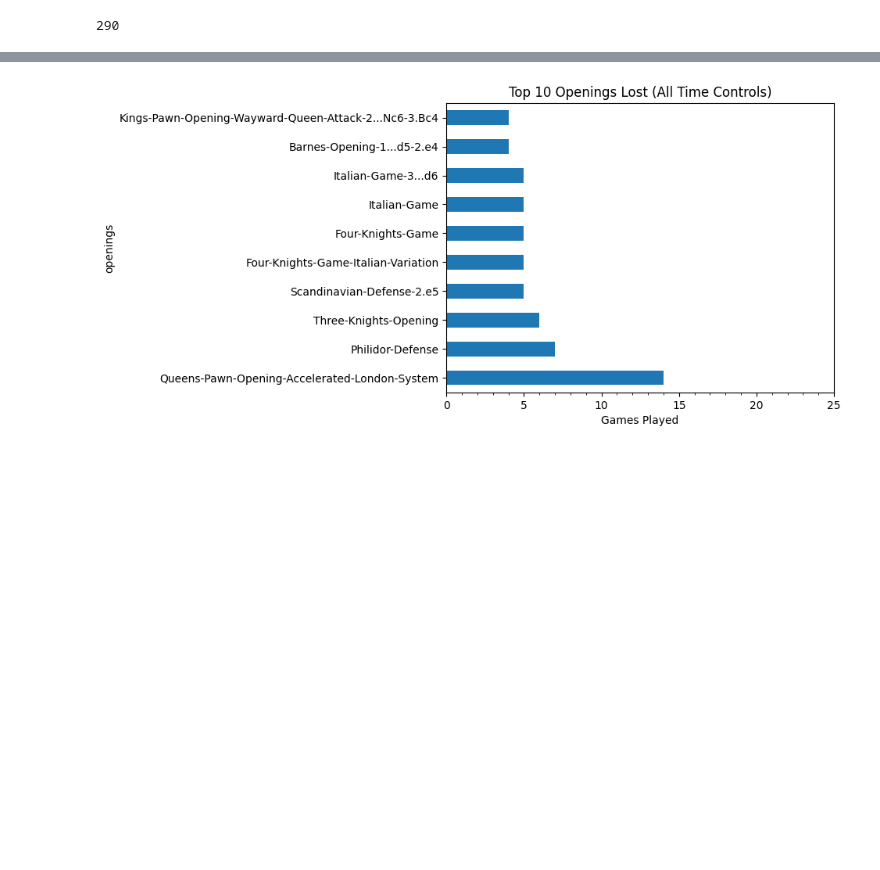
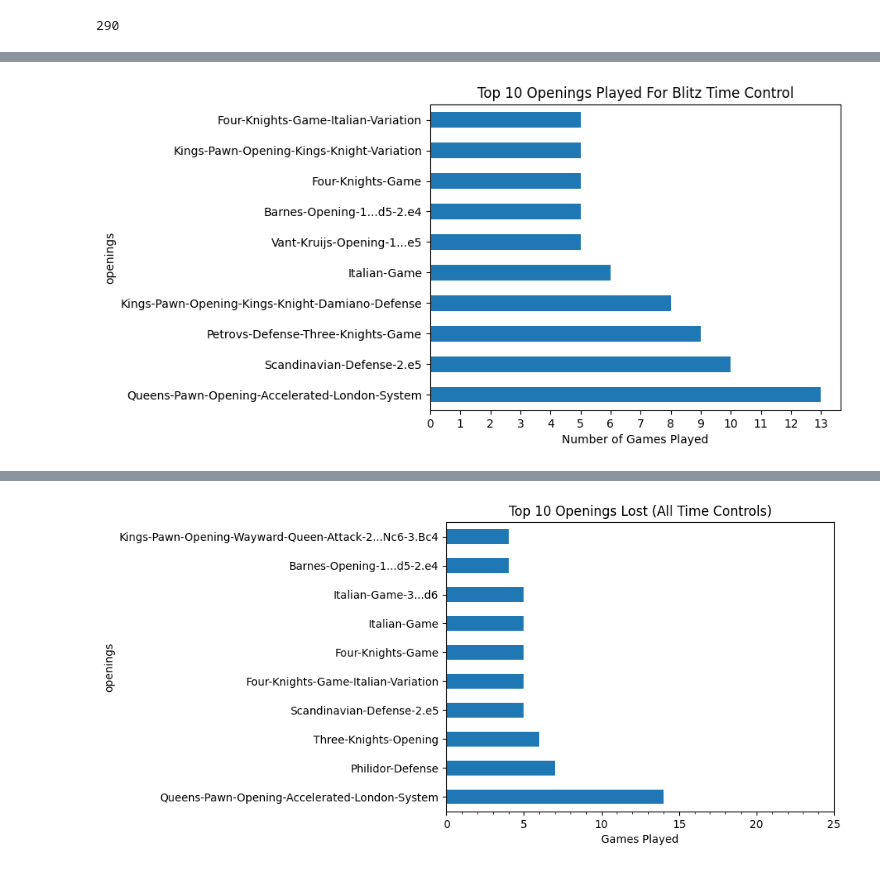
Before and after one commit to hfactor13/MyChessGames, a Jupyter notebook: chess_analysis.ipynb, the cells around one changed output, grey strips where cells are left out. Saved outputs shown, nothing was run; the diff lists cells and outputs as text; code cells hidden in the pictures; blank space fills up the shorter version.

```diff
--- a/chess_analysis.ipynb
+++ b/chess_analysis.ipynb
@@ -345,0 +352,4 @@ Length: 290, dtype: int64
+# %%
+plot_openings_by_time_control(blitz_games, "Blitz") # top 10 openings played for blitz time control
+# %% [output]
+[figure, added]
```
Also changed, not shown: parts of 12 cells of this notebook.
